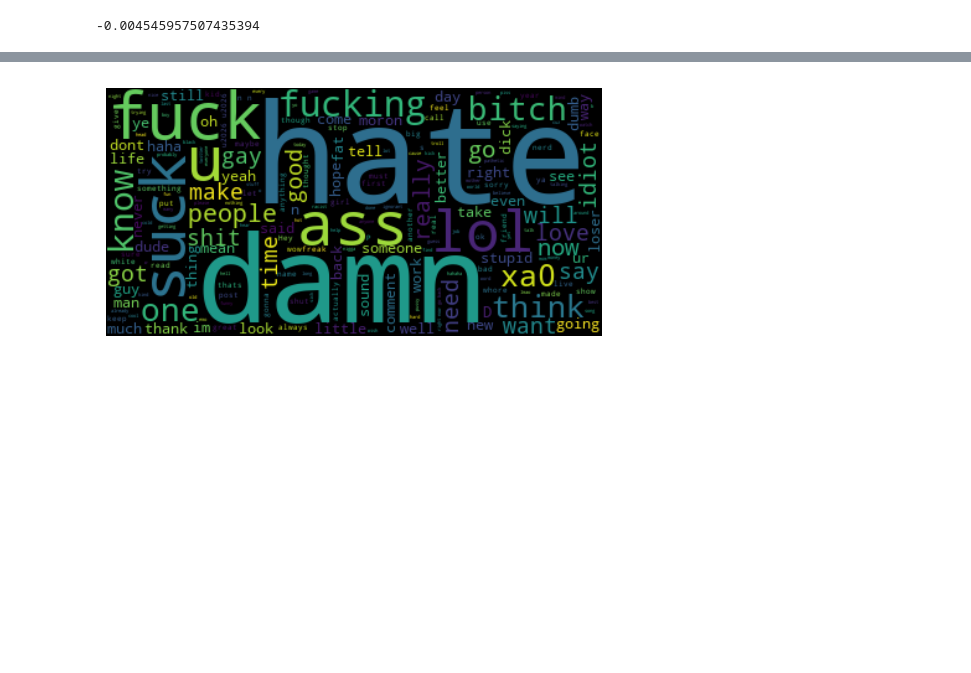
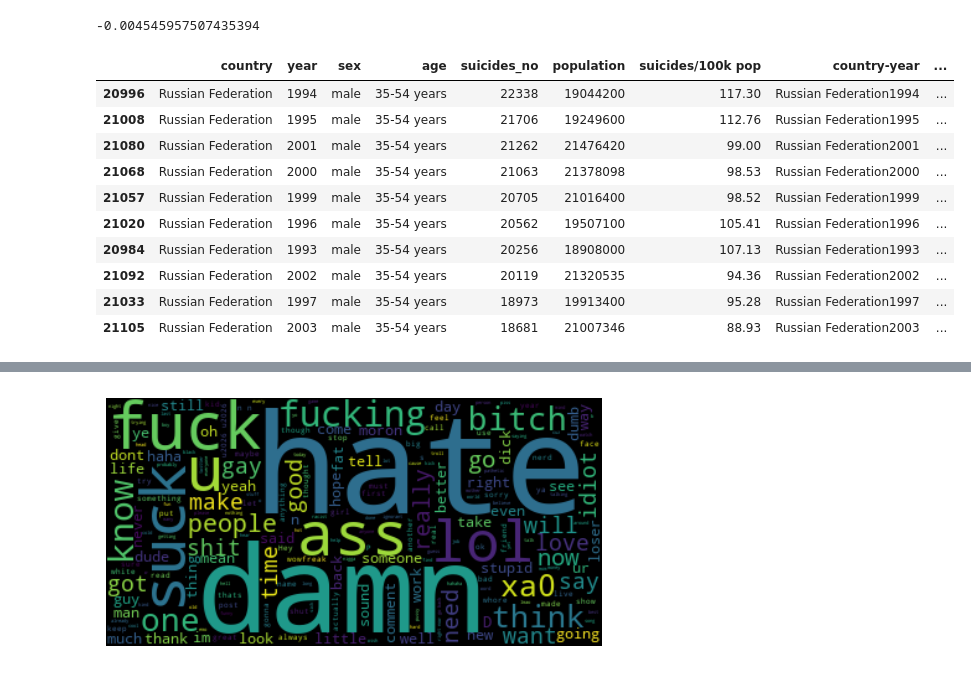
Before and after one commit to IT4063C-Fall23/final-project-zeddy180, a Jupyter notebook: source.ipynb, the cells around one changed output, grey strips where cells are left out. Drawn from its saved outputs; the diff is of its cells as text; code cells hidden in the pictures; blank space fills up the shorter version.

```diff
--- a/source.ipynb
+++ b/source.ipynb
@@ -223,3 +252,18 @@ plt.show
 suicide_df.year.corr (suicide_df.suicides_no)
 # %% [output]
 -0.004545957507435394
+# %%
+#Sorting the dataframe biggest suicide number from the data set
+suicide_df.sort_values (by= "suicides_no", ascending=False).head (10)
+# %% [output]
+|  | country | year | sex | age | suicides_no | population | suicides/100k pop | country-year | ... |
+| 20996 | Russian Federation | 1994 | male | 35-54 years | 22338 | 19044200 | 117.30 | Russian Federation1994 | ... |
+| 21008 | Russian Federation | 1995 | male | 35-54 years | 21706 | 19249600 | 112.76 | Russian Federation1995 | ... |
+| 21080 | Russian Federation | 2001 | male | 35-54 years | 21262 | 21476420 | 99.00 | Russian Federation2001 | ... |
+| 21068 | Russian Federation | 2000 | male | 35-54 years | 21063 | 21378098 | 98.53 | Russian Federation2000 | ... |
+| 21057 | Russian Federation | 1999 | male | 35-54 years | 20705 | 21016400 | 98.52 | Russian Federation1999 | ... |
+| 21020 | Russian Federation | 1996 | male | 35-54 years | 20562 | 19507100 | 105.41 | Russian Federation1996 | ... |
+| 20984 | Russian Federation | 1993 | male | 35-54 years | 20256 | 18908000 | 107.13 | Russian Federation1993 | ... |
+| 21092 | Russian Federation | 2002 | male | 35-54 years | 20119 | 21320535 | 94.36 | Russian Federation2002 | ... |
+| 21033 | Russian Federation | 1997 | male | 35-54 years | 18973 | 19913400 | 95.28 | Russian Federation1997 | ... |
+| 21105 | Russian Federation | 2003 | male | 35-54 years | 18681 | 21007346 | 88.93 | Russian Federation2003 | ... |
```
Also changed, not shown: parts of 17 cells of this notebook, 3 other files.
